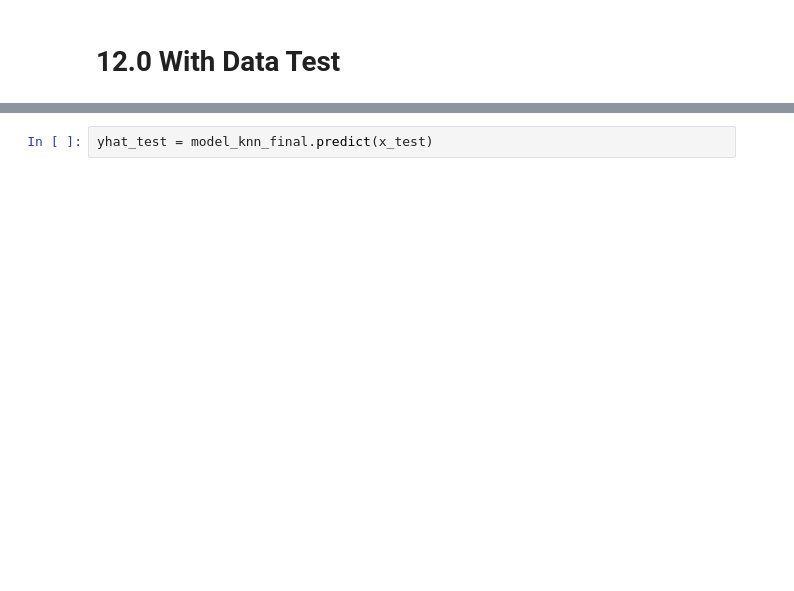
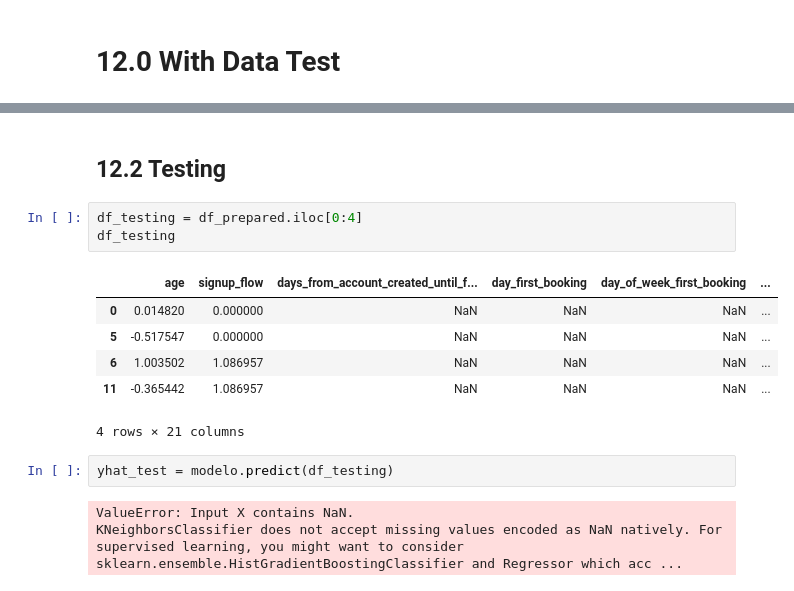
Before and after one commit to Gab28-20/Prediction-AirBNB, a Jupyter notebook: ciclo012 - Prediction AirBNB - KNN Test.ipynb, the cells around one changed output, grey strips where cells are left out. Drawn from its saved outputs; the diff is of its cells as text; blank space fills up the shorter version.

```diff
--- a/ciclo012 - Prediction AirBNB - KNN Test.ipynb
+++ b/ciclo012 - Prediction AirBNB - KNN Test.ipynb
@@ -1669,5 +1704,20 @@ df_test = pd.read_csv('C:/Users/gabriel.ferreira/repos/PA/P001 - AirBNB/test_use
+# %% [markdown]
+## 12.2 Testing
+# %%
+df_testing = df_prepared.iloc[0:4]
+df_testing
+# %% [output]
+|  | age | signup_flow | days_from_account_created_until_f... | day_first_booking | day_of_week_first_booking | ... |
+| 0 | 0.014820 | 0.000000 | NaN | NaN | NaN | ... |
+| 5 | -0.517547 | 0.000000 | NaN | NaN | NaN | ... |
+| 6 | 1.003502 | 1.086957 | NaN | NaN | NaN | ... |
+| 11 | -0.365442 | 1.086957 | NaN | NaN | NaN | ... |
+4 rows × 21 columns
 # %%
-yhat_test = model_knn_final.predict(x_test)
+yhat_test = modelo.predict(df_testing)
+# %% [output]
+ValueError: Input X contains NaN.
+KNeighborsClassifier does not accept missing values encoded as NaN natively. For supervised learning, you might want to consider sklearn.ensemble.HistGradientBoostingClassifier and Regressor which acc ...
 # %%
 acc_knn_test = m.accuracy_score(y_test, yhat_test)
 balanced_knn_test = m.balanced_accuracy_score(y_test, yhat_test)
```
Also changed, not shown: parts of 11 cells of this notebook.
